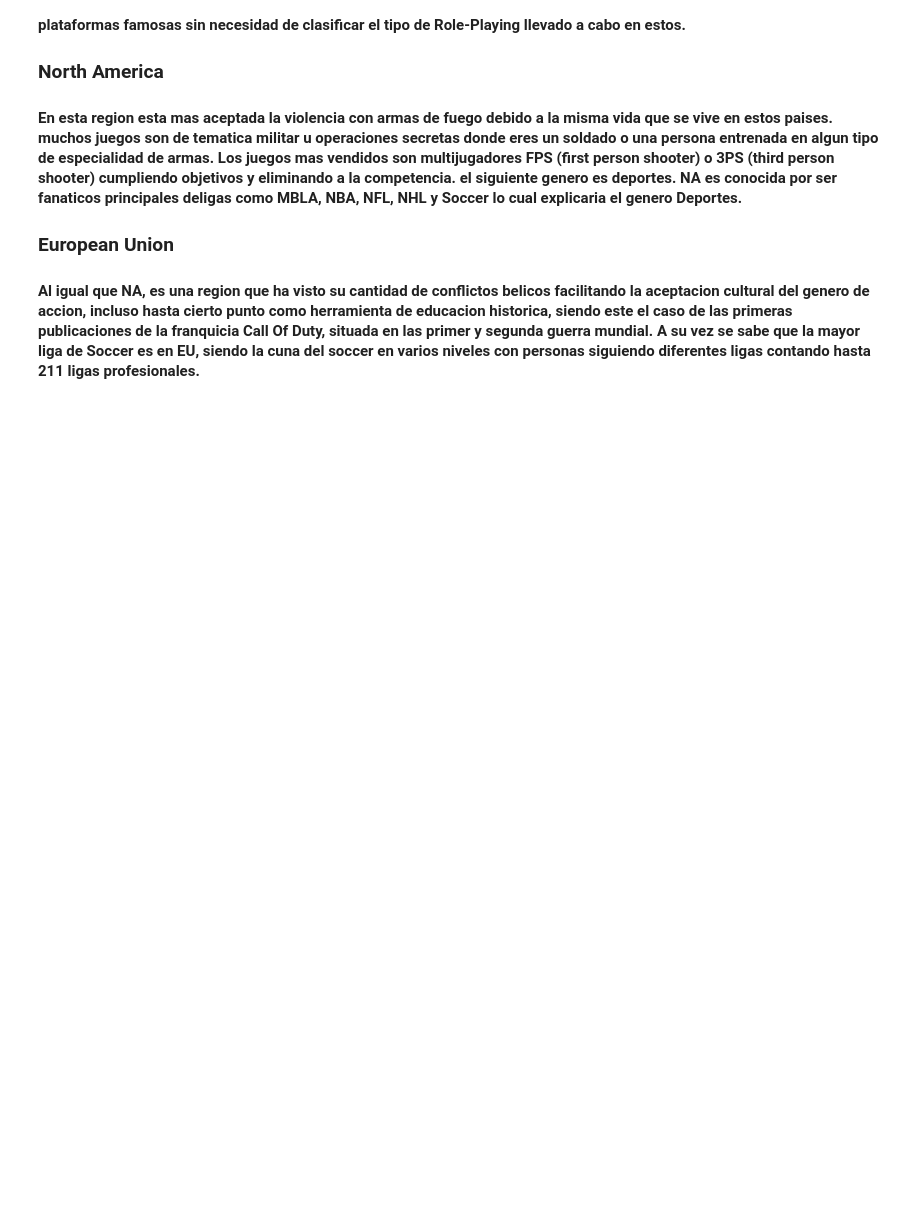
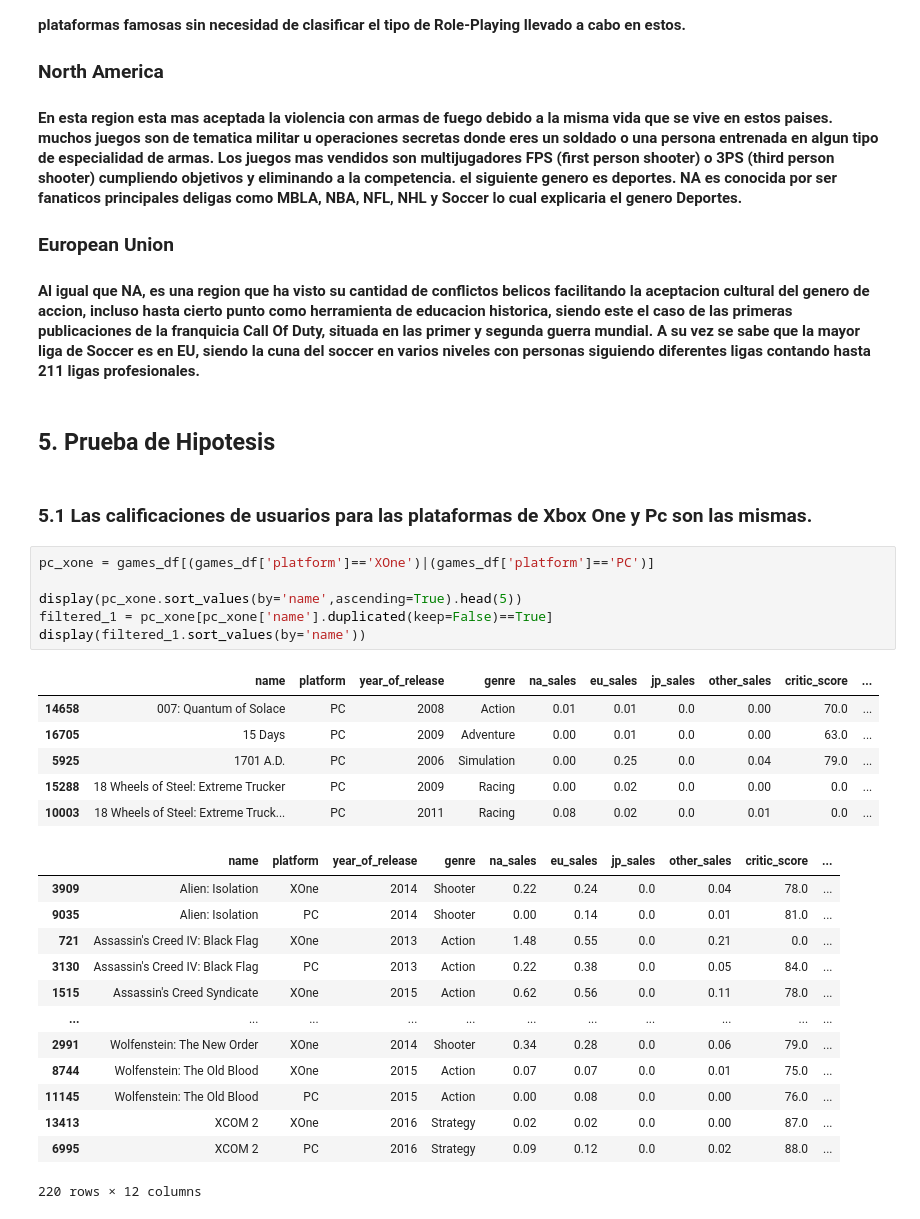
Before and after one commit to ArqJuan/Sprint6, a Jupyter notebook: Notebook_Sprint6.ipynb, the cells around one changed output. Drawn from its saved outputs; the diff is of its cells as text; blank space fills up the shorter version.

```diff
--- a/Notebook_Sprint6.ipynb
+++ b/Notebook_Sprint6.ipynb
@@ -428,3 +417,33 @@ plt.show()
 #### En esta region esta mas aceptada la violencia con armas de fuego debido a la misma vida que se vive en estos paises. muchos juegos son de tematica militar u operaciones secretas donde eres un soldado o una persona entrenada en algun tipo de especialidad de armas. Los juegos mas vendidos son multijugadores FPS (first person shooter) o 3PS (third person shooter) cumpliendo objetivos y eliminando a la competencia. el siguiente genero es deportes. NA es conocida por ser fanaticos principales deligas como MBLA, NBA, NFL, NHL y Soccer lo cual explicaria el genero Deportes.
 ### European Union
 #### Al igual que NA, es una region que ha visto su cantidad de conflictos belicos facilitando la aceptacion cultural del genero de accion, incluso hasta cierto punto como herramienta de educacion historica, siendo este el caso de las primeras publicaciones de la franquicia Call Of Duty, situada en las primer y segunda guerra mundial. A su vez se sabe que la mayor liga de Soccer es en EU, siendo la cuna del soccer en varios niveles con personas siguiendo diferentes ligas contando hasta 211 ligas profesionales.
+# %% [markdown]
+## 5. Prueba de Hipotesis
+# %% [markdown]
+### 5.1 Las calificaciones de usuarios para las plataformas de Xbox One y Pc son las mismas.
+# %%
+pc_xone = games_df[(games_df['platform']=='XOne')|(games_df['platform']=='PC')]
+
+display(pc_xone.sort_values(by='name',ascending=True).head(5))
+filtered_1 = pc_xone[pc_xone['name'].duplicated(keep=False)==True]
+display(filtered_1.sort_values(by='name'))
+# %% [output]
+|  | name | platform | year_of_release | genre | na_sales | eu_sales | jp_sales | other_sales | critic_score | ... |
+| 14658 | 007: Quantum of Solace | PC | 2008 | Action | 0.01 | 0.01 | 0.0 | 0.00 | 70.0 | ... |
+| 16705 | 15 Days | PC | 2009 | Adventure | 0.00 | 0.01 | 0.0 | 0.00 | 63.0 | ... |
+| 5925 | 1701 A.D. | PC | 2006 | Simulation | 0.00 | 0.25 | 0.0 | 0.04 | 79.0 | ... |
+| 15288 | 18 Wheels of Steel: Extreme Trucker | PC | 2009 | Racing | 0.00 | 0.02 | 0.0 | 0.00 | 0.0 | ... |
+| 10003 | 18 Wheels of Steel: Extreme Truck... | PC | 2011 | Racing | 0.08 | 0.02 | 0.0 | 0.01 | 0.0 | ... |
+|  | name | platform | year_of_release | genre | na_sales | eu_sales | jp_sales | other_sales | critic_score | ... |
+| 3909 | Alien: Isolation | XOne | 2014 | Shooter | 0.22 | 0.24 | 0.0 | 0.04 | 78.0 | ... |
+| 9035 | Alien: Isolation | PC | 2014 | Shooter | 0.00 | 0.14 | 0.0 | 0.01 | 81.0 | ... |
+| 721 | Assassin's Creed IV: Black Flag | XOne | 2013 | Action | 1.48 | 0.55 | 0.0 | 0.21 | 0.0 | ... |
+| 3130 | Assassin's Creed IV: Black Flag | PC | 2013 | Action | 0.22 | 0.38 | 0.0 | 0.05 | 84.0 | ... |
+| 1515 | Assassin's Creed Syndicate | XOne | 2015 | Action | 0.62 | 0.56 | 0.0 | 0.11 | 78.0 | ... |
+| ... | ... | ... | ... | ... | ... | ... | ... | ... | ... | ... |
+| 2991 | Wolfenstein: The New Order | XOne | 2014 | Shooter | 0.34 | 0.28 | 0.0 | 0.06 | 79.0 | ... |
+| 8744 | Wolfenstein: The Old Blood | XOne | 2015 | Action | 0.07 | 0.07 | 0.0 | 0.01 | 75.0 | ... |
+| 11145 | Wolfenstein: The Old Blood | PC | 2015 | Action | 0.00 | 0.08 | 0.0 | 0.00 | 76.0 | ... |
+| 13413 | XCOM 2 | XOne | 2016 | Strategy | 0.02 | 0.02 | 0.0 | 0.00 | 87.0 | ... |
+| 6995 | XCOM 2 | PC | 2016 | Strategy | 0.09 | 0.12 | 0.0 | 0.02 | 88.0 | ... |
+220 rows × 12 columns
```
Also changed, not shown: parts of 1 cell of this notebook.
